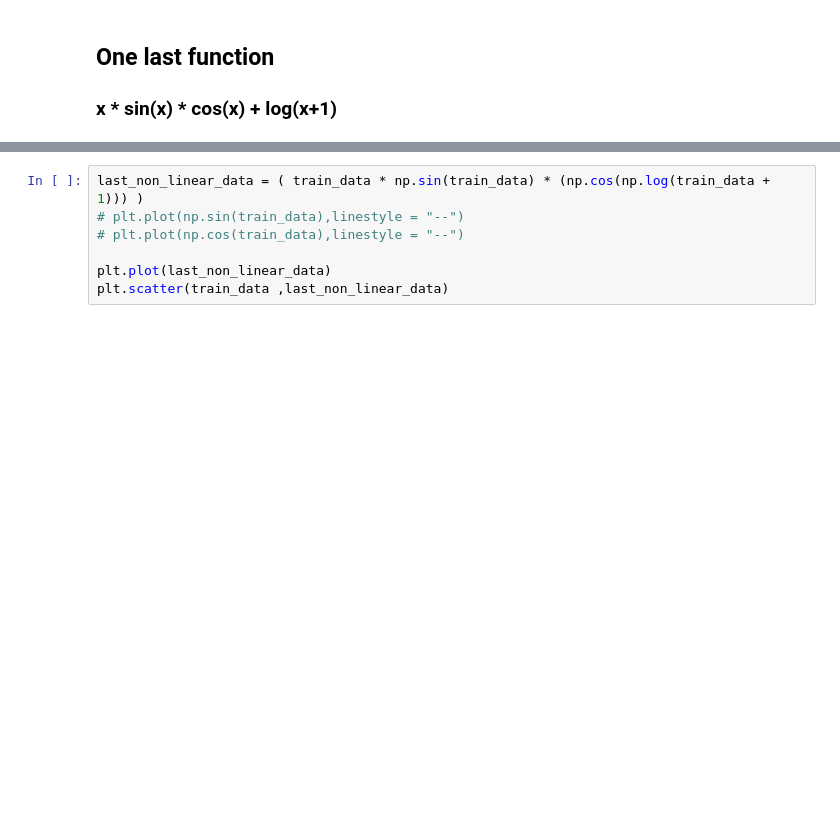
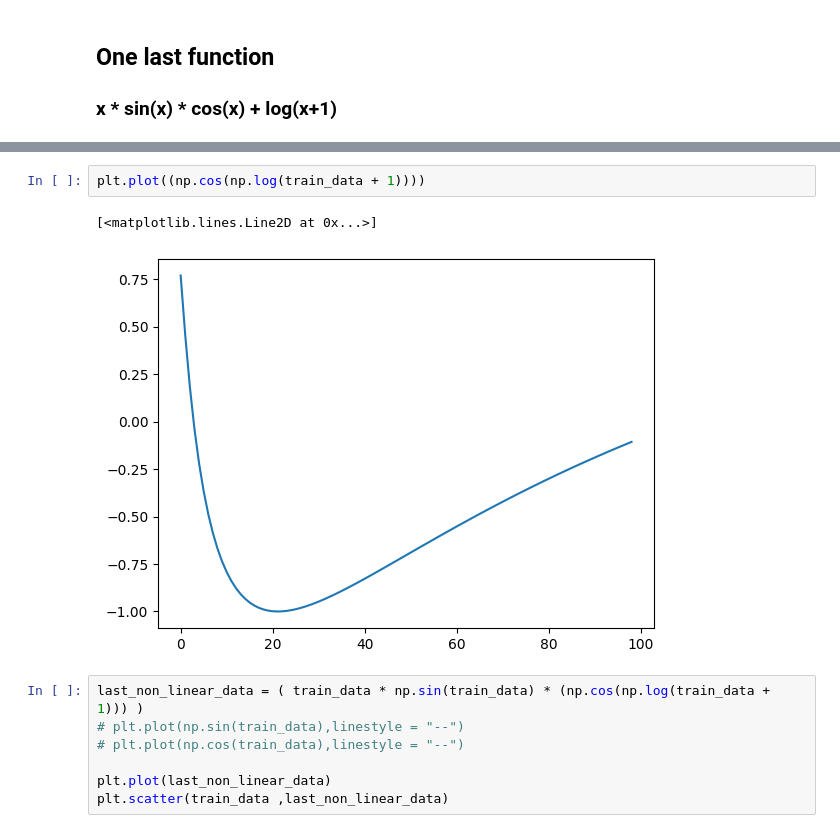
Before and after one commit to CaioMaxximus/Exploring-Different-Curves-with-Linear-Regression, a Jupyter notebook: creating-diferent-curves-with-linear-regression.ipynb, the cells around one changed output, grey strips where cells are left out. Drawn from its saved outputs; the diff is of its cells as text; blank space fills up the shorter version.

```diff
--- a/creating-diferent-curves-with-linear-regression.ipynb
+++ b/creating-diferent-curves-with-linear-regression.ipynb
@@ -380,3 +385,8 @@ y =  (-2.904957035443144e-16 * const) + (1.474514954580286e-17 * trend) + (3.323
+# %%
+plt.plot((np.cos(np.log(train_data + 1))))
+# %% [output]
+[<matplotlib.lines.Line2D at 0x...>]
+[figure, added]
 # %%
 last_non_linear_data = ( train_data * np.sin(train_data) * (np.cos(np.log(train_data + 1))) )
 # plt.plot(np.sin(train_data),linestyle = "--")
```
Also changed, not shown: parts of 16 cells of this notebook.
